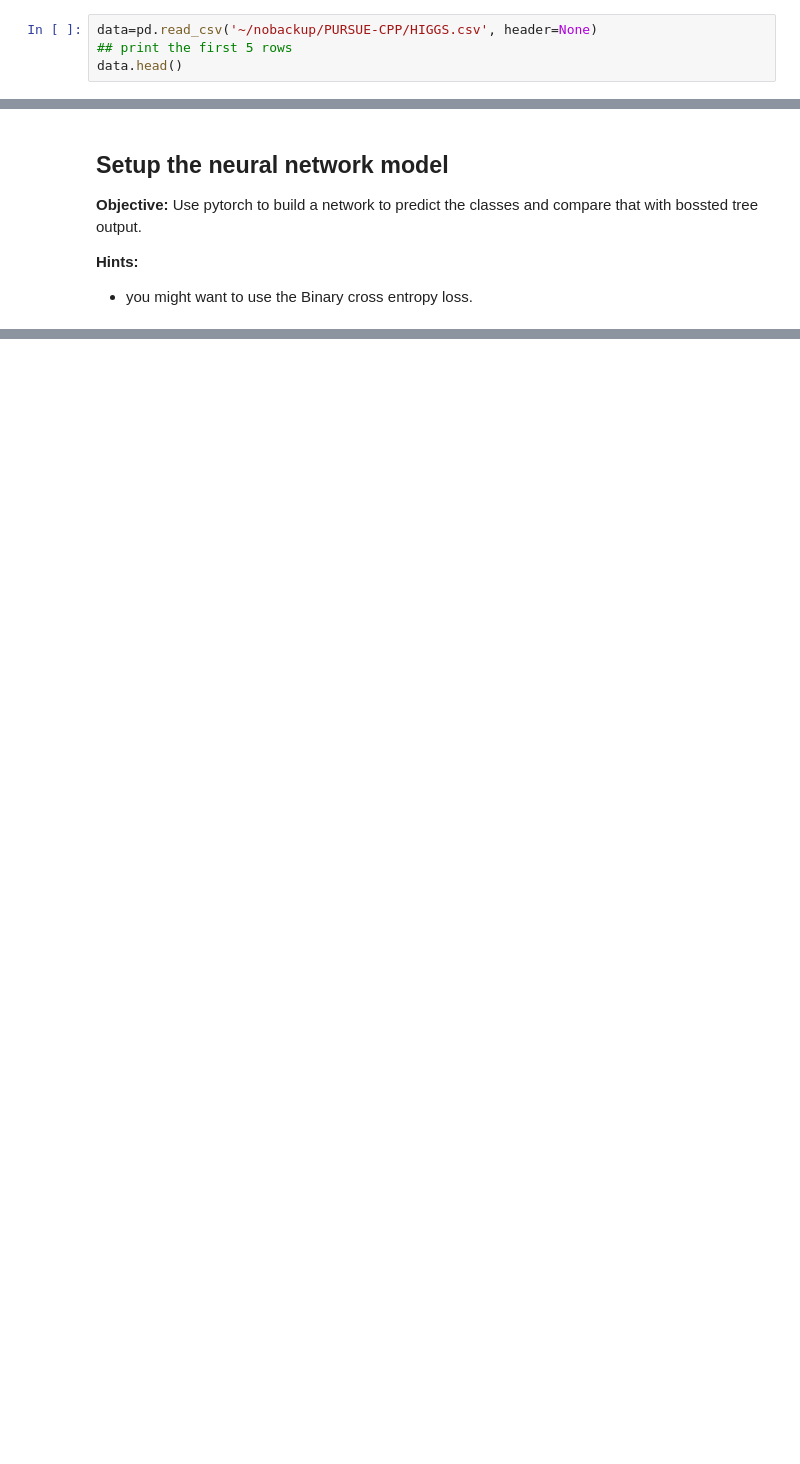
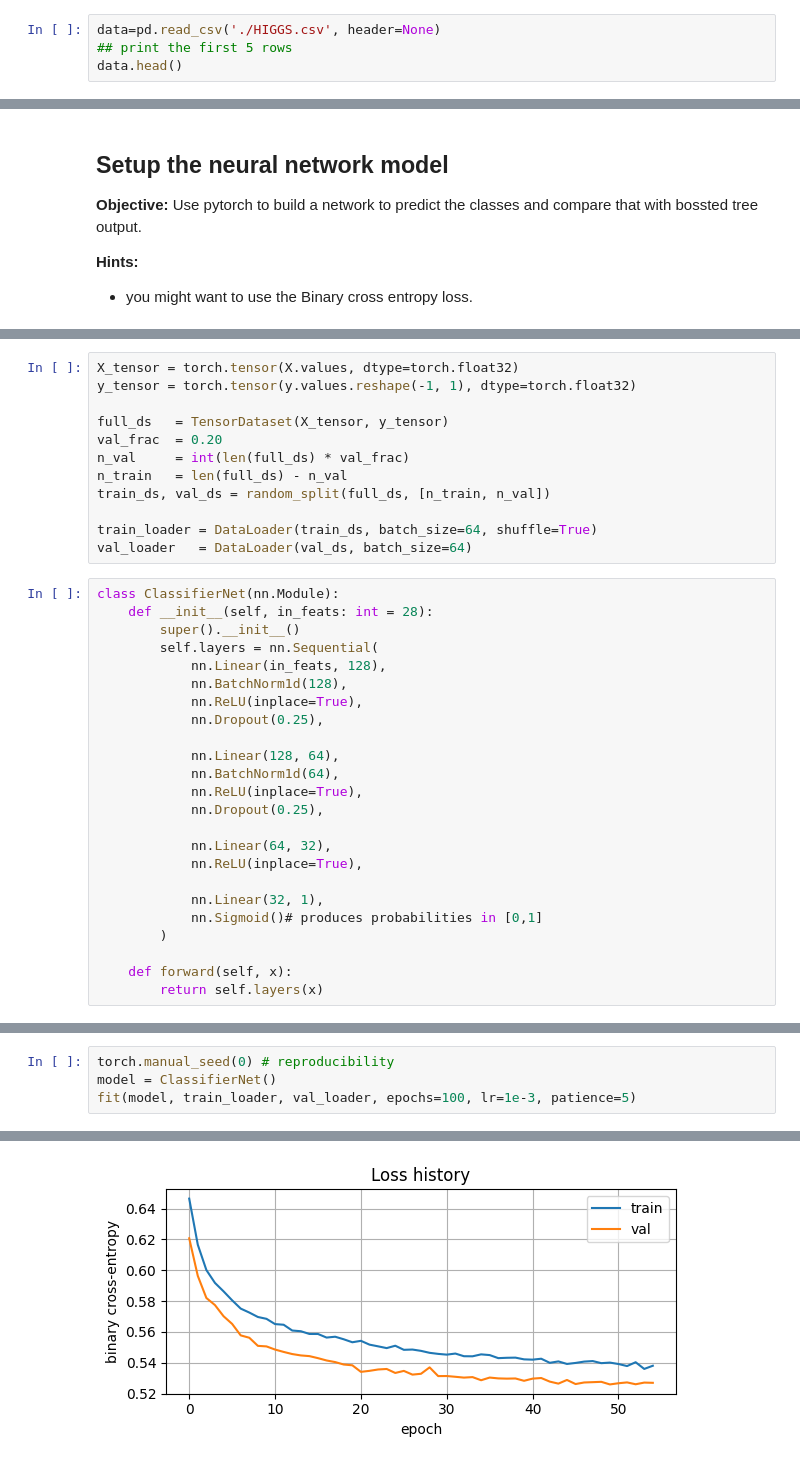
Before and after one commit to both-sides/assignment, a Jupyter notebook: exercises/4_ML_exercise/Higgsing.ipynb, the cells around one changed output, grey strips where cells are left out. Cells and saved outputs as stored; diff of their text form; blank space fills up the shorter version.

```diff
--- a/exercises/4_ML_exercise/Higgsing.ipynb
+++ b/exercises/4_ML_exercise/Higgsing.ipynb
@@ -60,7 +72,7 @@ import warnings
 # %% [markdown]
 4. **Load the file using pandas library**
 # %%
-data=pd.read_csv('~/nobackup/PURSUE-CPP/HIGGS.csv', header=None)
+data=pd.read_csv('./HIGGS.csv', header=None)
 ## print the first 5 rows
 data.head()
 # %% [output]
@@ -312,0 +319,36 @@ ImportError: /uscms/home/mnoamesi/.local/lib/python3.9/site-packages/torch/lib/l
+# %%
+X_tensor = torch.tensor(X.values, dtype=torch.float32)
+y_tensor = torch.tensor(y.values.reshape(-1, 1), dtype=torch.float32)
+
+full_ds   = TensorDataset(X_tensor, y_tensor)
+val_frac  = 0.20
+n_val     = int(len(full_ds) * val_frac)
+n_train   = len(full_ds) - n_val
+train_ds, val_ds = random_split(full_ds, [n_train, n_val])
+
+train_loader = DataLoader(train_ds, batch_size=64, shuffle=True)
+val_loader   = DataLoader(val_ds, batch_size=64)
+# %%
+class ClassifierNet(nn.Module):
+    def __init__(self, in_feats: int = 28):
+        super().__init__()
+        self.layers = nn.Sequential(
+            nn.Linear(in_feats, 128),
+            nn.BatchNorm1d(128),
+            nn.ReLU(inplace=True),
+            nn.Dropout(0.25),
+
+            nn.Linear(128, 64),
+            nn.BatchNorm1d(64),
+            nn.ReLU(inplace=True),
+            nn.Dropout(0.25),
+
+            nn.Linear(64, 32),
+            nn.ReLU(inplace=True),
+
+            nn.Linear(32, 1),
+            nn.Sigmoid()# produces probabilities in [0,1]
+        )
+
+    def forward(self, x):
+        return self.layers(x)
@@ -312,0 +425,5 @@ ImportError: /uscms/home/mnoamesi/.local/lib/python3.9/site-packages/torch/lib/l
+# %%
+torch.manual_seed(0) # reproducibility
+model = ClassifierNet()
+fit(model, train_loader, val_loader, epochs=100, lr=1e-3, patience=5)
+# %% [output]
@@ -312,0 +447 @@ ImportError: /uscms/home/mnoamesi/.local/lib/python3.9/site-packages/torch/lib/l
+[figure, added]
```
Also changed, not shown: parts of 11 cells of this notebook, 2 other files.
